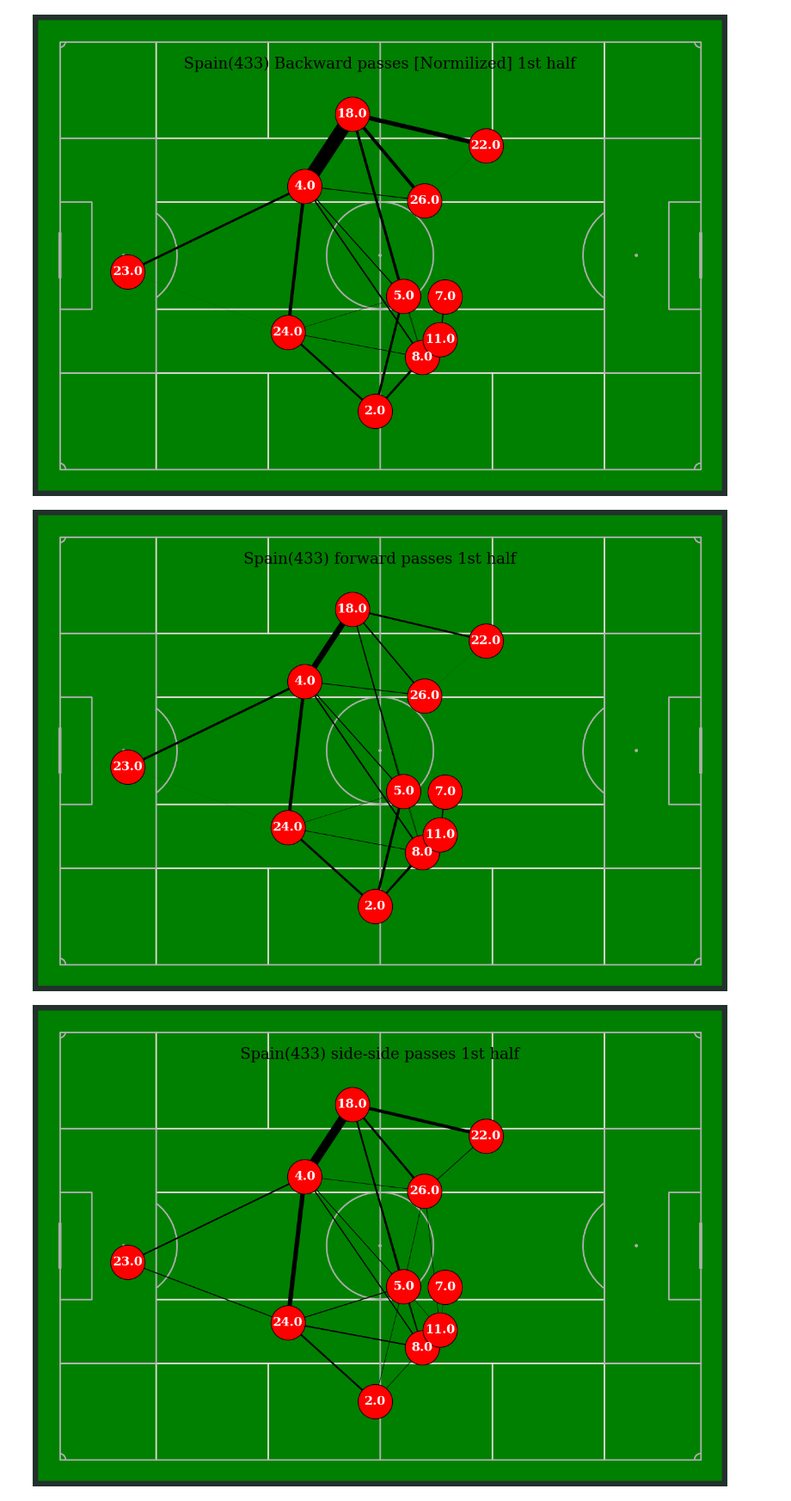
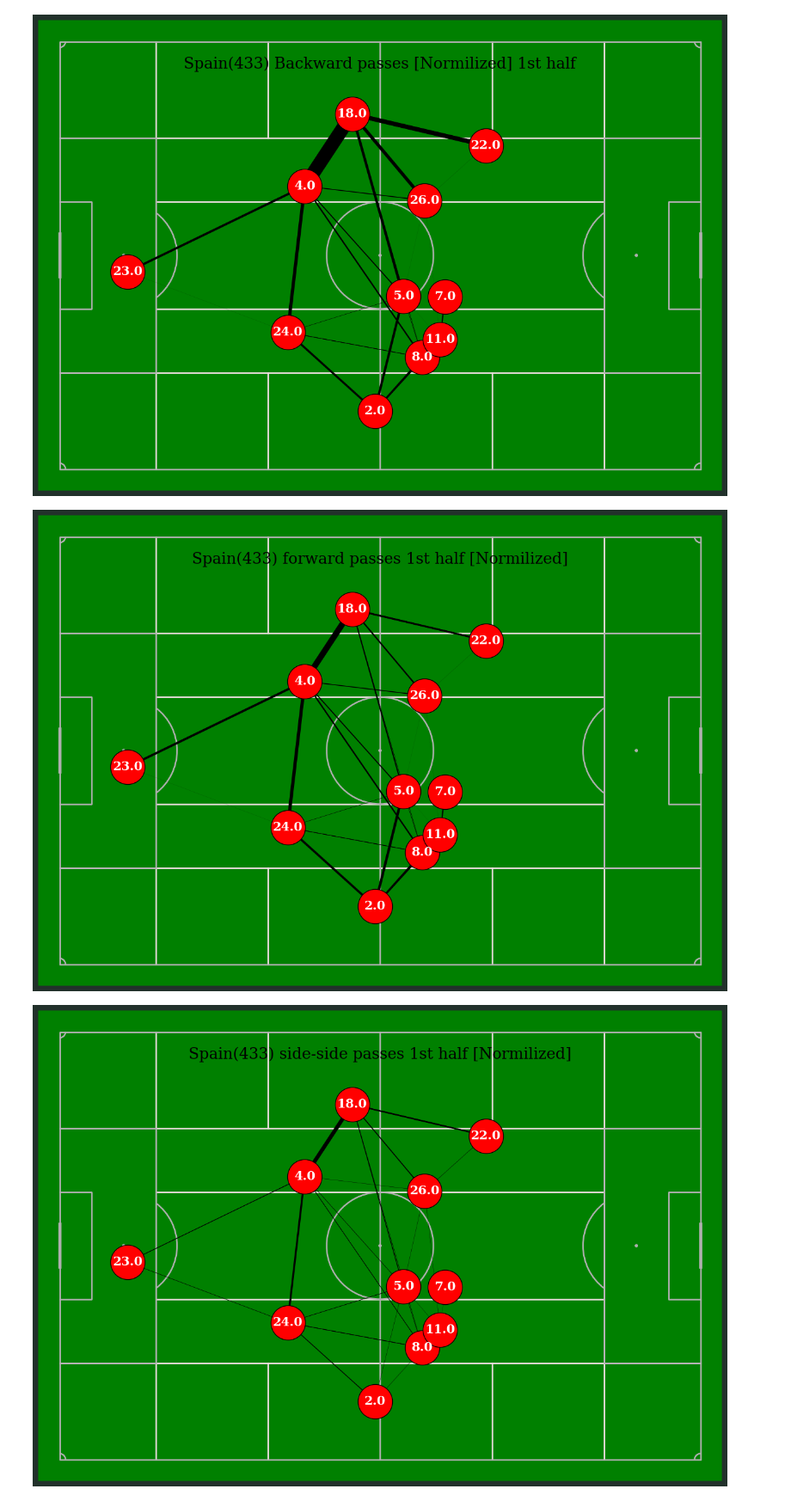
Before and after one commit to SHodapp117/Portfolio-, a Jupyter notebook: Statsbomb_Spain_Passing_Maps.ipynb, the cells around one changed output. Shown at 86% size. Drawn from its saved outputs; the diff is of its cells as text; code cells hidden in the pictures.

```diff
--- a/Statsbomb_Spain_Passing_Maps.ipynb
+++ b/Statsbomb_Spain_Passing_Maps.ipynb
@@ -84,7 +85,11 @@ Building out the passing network analysis
 #filter df to get only the team we want
 spain_df = df[df['team']=='Spain']
 spain_df['pass_outcome'].fillna('Good', inplace=True)
-spain_df.columns
+spain_df['timestamp'] = pd.to_datetime(df['timestamp'])
+
+# Extract minutes and seconds into new columns
+spain_df['minutes'] = spain_df['timestamp'].dt.minute
+spain_df['seconds'] = spain_df['timestamp'].dt.second
 # %% [output]
 A value is trying to be set on a copy of a slice from a DataFrame
 
@@ -250,10 +253,6 @@ for index, row in average_locations.iterrows():
 # %%
 # backwords passing weighted.
 pass_between['width'] =  (pass_between['normalized_pass_count'] * pass_between['angle']) * (1 - abs(pass_between['angle'] + 1)) * 10
-
-# Replace 'average_locs_and_count' with your dataframe containing count data.
-average_locations['marker_size'] = (average_locations['count']
-                                         / average_locations['count'].max()* 10 )
 
 MIN_TRANSPARENCY = 0.3
 color = np.array(to_rgba('black'))
@@ -298,7 +297,7 @@ color[:, 3] = c_transparency
 pitch = Pitch(pitch_color='green', corner_arcs=True, positional=True, positional_color='#eadddd', shade_color='#f2f2f2')
 fig, ax = pitch.draw(figsize=(16, 11), constrained_layout=True, tight_layout=False)
 
-annotation = ax.annotate('Spain(433) forward passes 1st half', (60, 5), fontsize=20, ha='center')
+annotation = ax.annotate('Spain(433) forward passes 1st half [Normilized]', (60, 5), fontsize=20, ha='center')
 fig.set_facecolor("#22312b")
 
 pass_lines = pitch.lines(pass_between.x, pass_between.y,
@@ -314,41 +313,39 @@ for index, row in average_locations.iterrows():
     pitch.annotate(row.name, xy=(row.x, row.y), c='white', va='center',
                    ha='center', size=16, weight='bold', ax=ax)
 # %% [output]
-[figure, old version]
+[figure, new version]
 # %%
 #side to side passes
-pass_between['width'] =  (pass_between['pass_count'] * pass_between['angle']) * (1 - abs(pass_between['angle']))
-# Replace 'average_locs_and_count' with your dataframe containing count data.
-average_locations['marker_size'] = (average_locations['count']
-                                         / average_locations['count'].max()* 10 )
+pass_between['width'] =  (pass_between['normalized_pass_count'] * pass_between['angle']) * (1 - abs(pass_between['angle'])) * 10
+
 
 MIN_TRANSPARENCY = 0.3
 color = np.array(to_rgba('black'))
 color = np.tile(color, (len(pass_between), 1))
 c_transparency = pass_between.normalized_pass_count / pass_between.normalized_pass_count.max()
 c_transparency = (c_transparency * (1 - MIN_TRANSPARENCY)) + MIN_TRANSPARENCY
 color[:, 3] = c_transparency
 
 pitch = Pitch(pitch_color='green', corner_arcs=True, positional=True, positional_color='#eadddd', shade_color='#f2f2f2')
 
 
 fig, ax = pitch.draw(figsize=(16, 11), constrained_layout=True, tight_layout=False)
 
-annotation = ax.annotate('Spain(433) side-side passes 1st half', (60, 5), fontsize=20, ha='center')
+annotation = ax.annotate('Spain(433) side-side passes 1st half [Normilized]', (60, 5), fontsize=20, ha='center')
 
 fig.set_facecolor("#22312b")
 
 pass_lines = pitch.lines(pass_between.x, pass_between.y,
                          pass_between.x_end, pass_between.y_end, lw=pass_between.width,
                          color='black', zorder=1, ax=ax)
 
 pass_nodes = pitch.scatter(average_locations.x, average_locations.y,
                            s=2000,
                            color='red', edgecolors='black', linewidth=1, alpha=1, ax=ax)
 
 
 for index, row in average_locations.iterrows():
     pitch.annotate(row.name, xy=(row.x, row.y), c='white', va='center',
                    ha='center', size=16, weight='bold', ax=ax)
 # %% [output]
-[figure, old version]
+[figure, new version]
```
Also changed, not shown: parts of 21 cells of this notebook.
